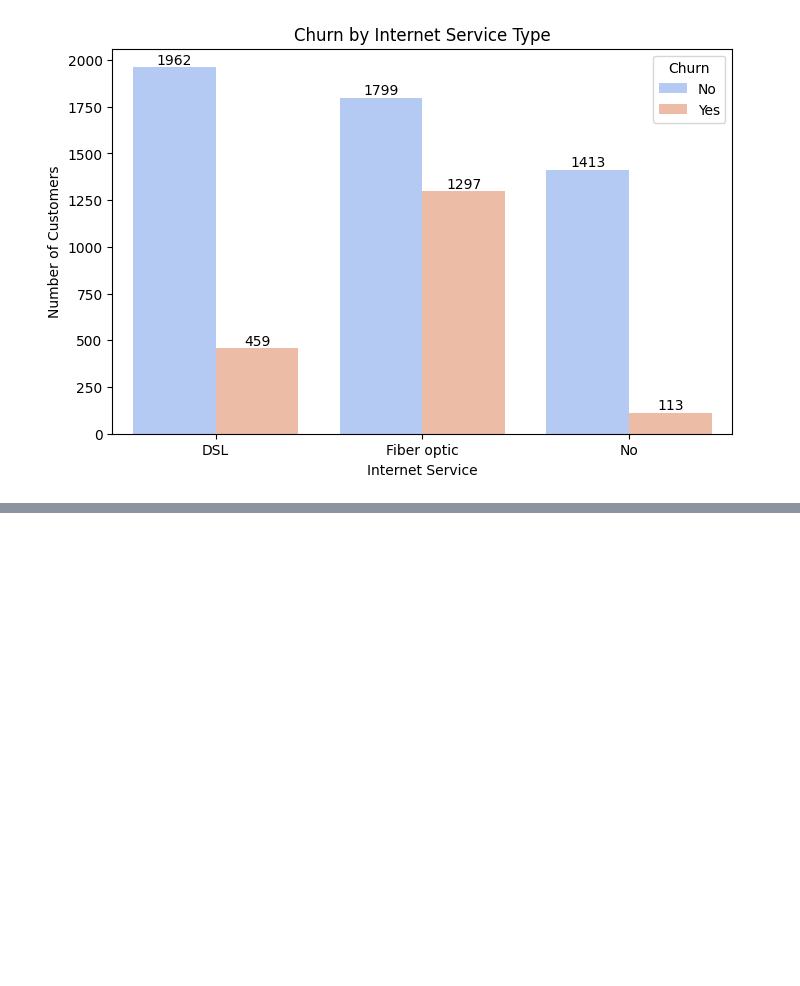
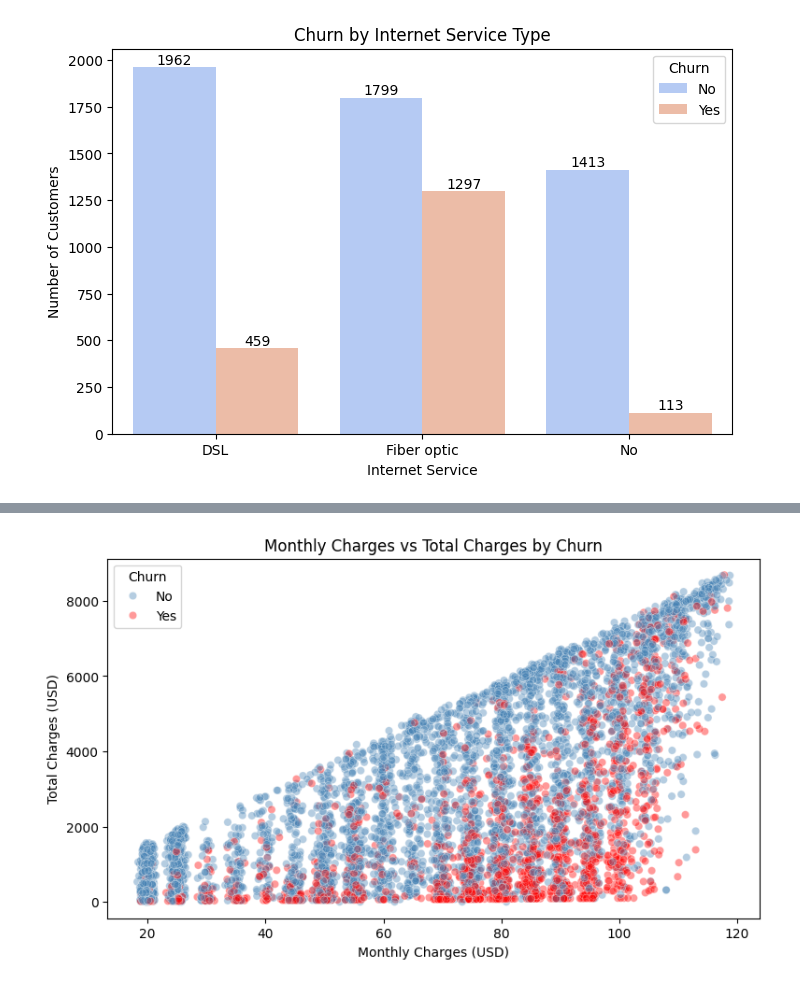
Before and after one commit to nitin864/telecom_Churn_dataset, a Jupyter notebook: ML_Data_Analysis.ipynb, the cells around one changed output, grey strips where cells are left out. Cells and saved outputs as stored; diff of their text form; code cells hidden in the pictures; blank space fills up the shorter version.

```diff
--- a/ML_Data_Analysis.ipynb
+++ b/ML_Data_Analysis.ipynb
@@ -176,0 +214,12 @@ plt.show()
+# %%
+plt.figure(figsize=(9,5))
+sns.scatterplot(x='MonthlyCharges', y='TotalCharges',
+                hue='Churn', data=df, alpha=0.4,
+                palette={'Yes':'red', 'No':'steelblue'})
+plt.title('Monthly Charges vs Total Charges by Churn')
+plt.xlabel('Monthly Charges (USD)')
+plt.ylabel('Total Charges (USD)')
+plt.legend(title='Churn')
+plt.show()
+# %% [output]
+[figure, added]
```
Also changed, not shown: parts of 10 cells of this notebook.
